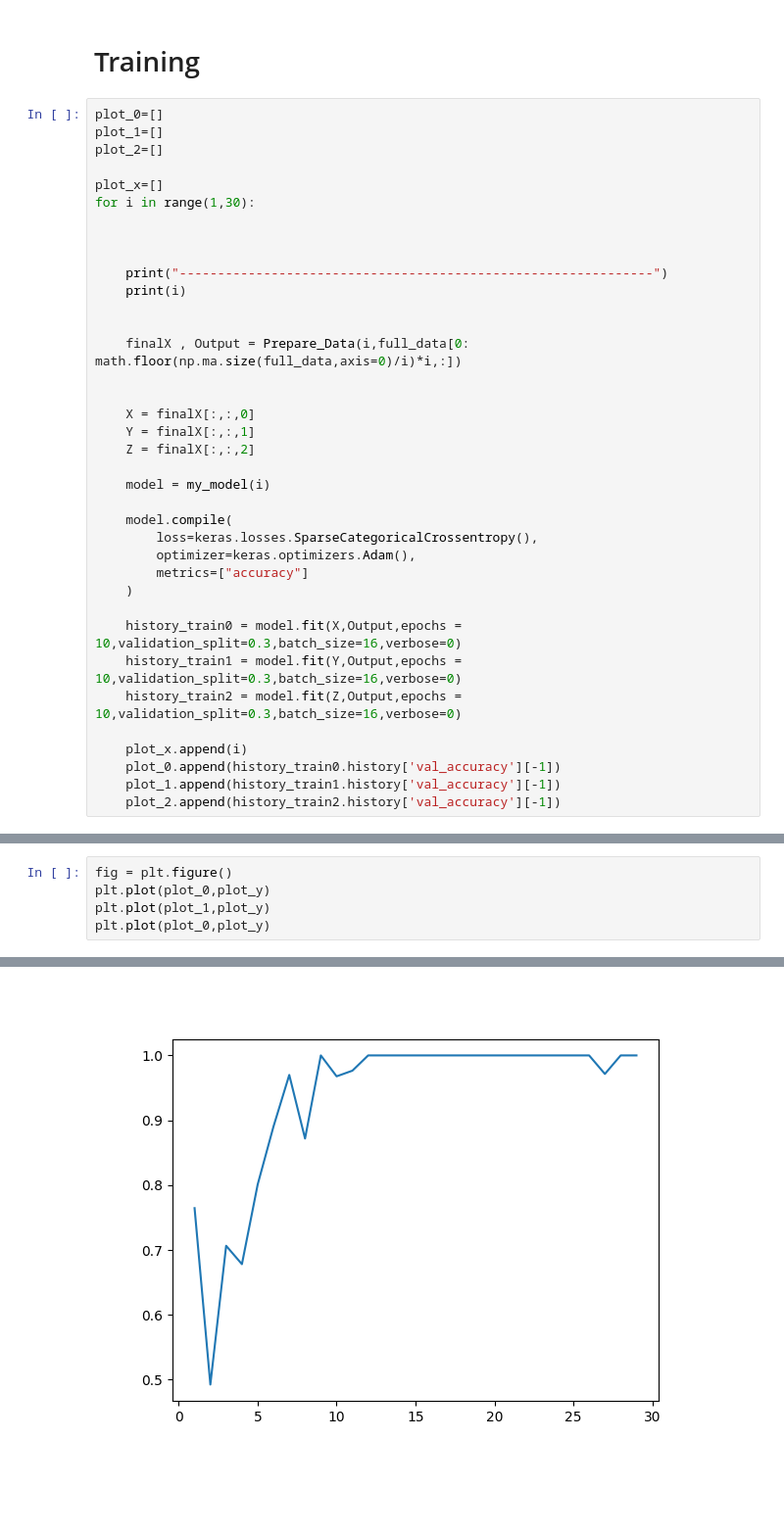
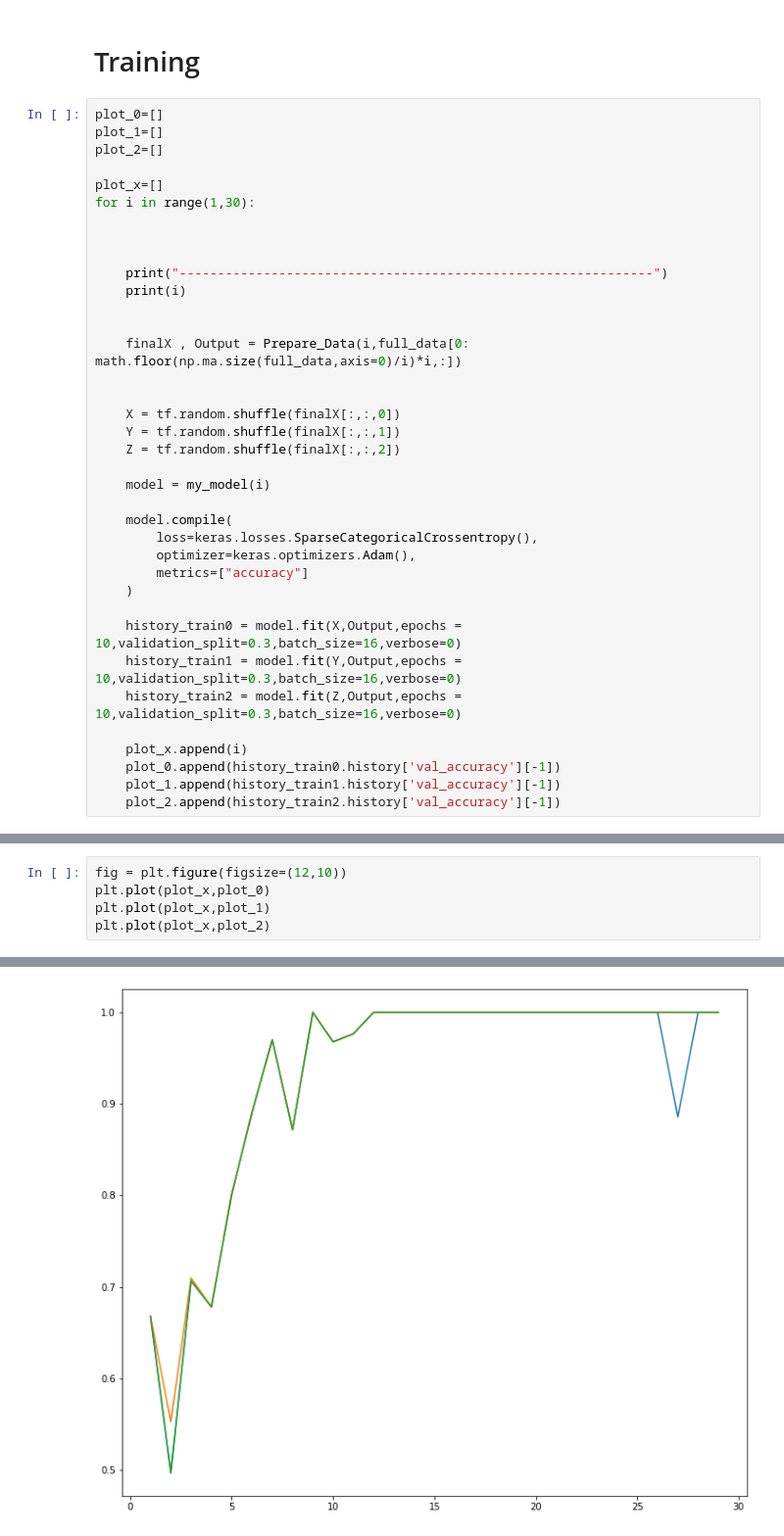
Before and after one commit to egesko/Step-Detection, a Jupyter notebook: Main.ipynb, the cells around one changed output, grey strips where cells are left out. Shown at 98% size. Cells and saved outputs as stored; diff of their text form; blank space fills up the shorter version.

```diff
--- a/Main.ipynb
+++ b/Main.ipynb
@@ -101,9 +102,9 @@ for i in range(1,30):
     finalX , Output = Prepare_Data(i,full_data[0: math.floor(np.ma.size(full_data,axis=0)/i)*i,:])
 
 
-    X = finalX[:,:,0]
-    Y = finalX[:,:,1]
-    Z = finalX[:,:,2]
+    X = tf.random.shuffle(finalX[:,:,0])
+    Y = tf.random.shuffle(finalX[:,:,1])
+    Z = tf.random.shuffle(finalX[:,:,2])
 
     model = my_model(i)
 
@@ -140,10 +141,10 @@ for i in range(1,30):
 --------------------------------------------------------------
 29
 # %%
-fig = plt.figure()
-plt.plot(plot_0,plot_y)
-plt.plot(plot_1,plot_y)
-plt.plot(plot_0,plot_y)
+fig = plt.figure(figsize=(12,10))
+plt.plot(plot_x,plot_0)
+plt.plot(plot_x,plot_1)
+plt.plot(plot_x,plot_2)
 # %% [output]
 [<matplotlib.lines.Line2D at 0x...>]
-[figure, old version]
+[figure, new version]
```
Also changed, not shown: parts of 3 cells of this notebook.
